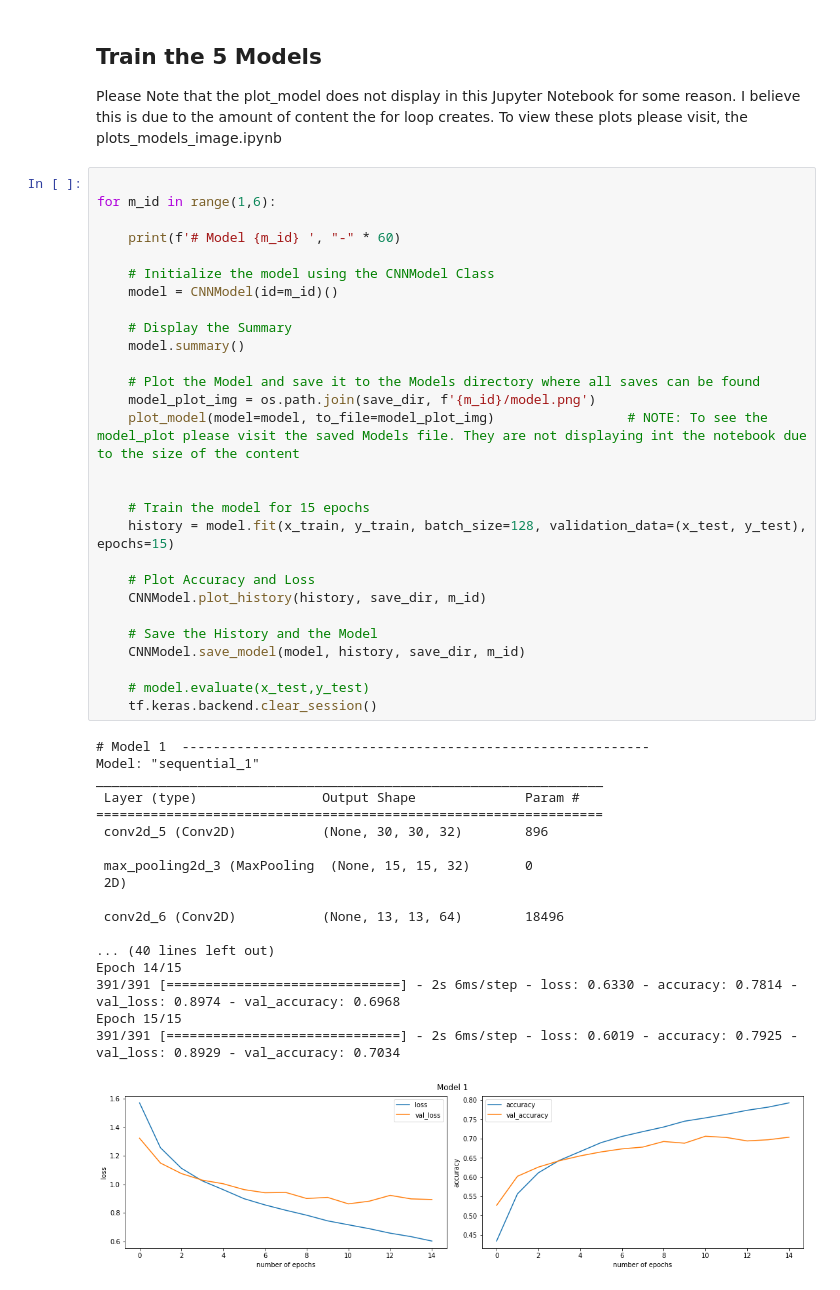
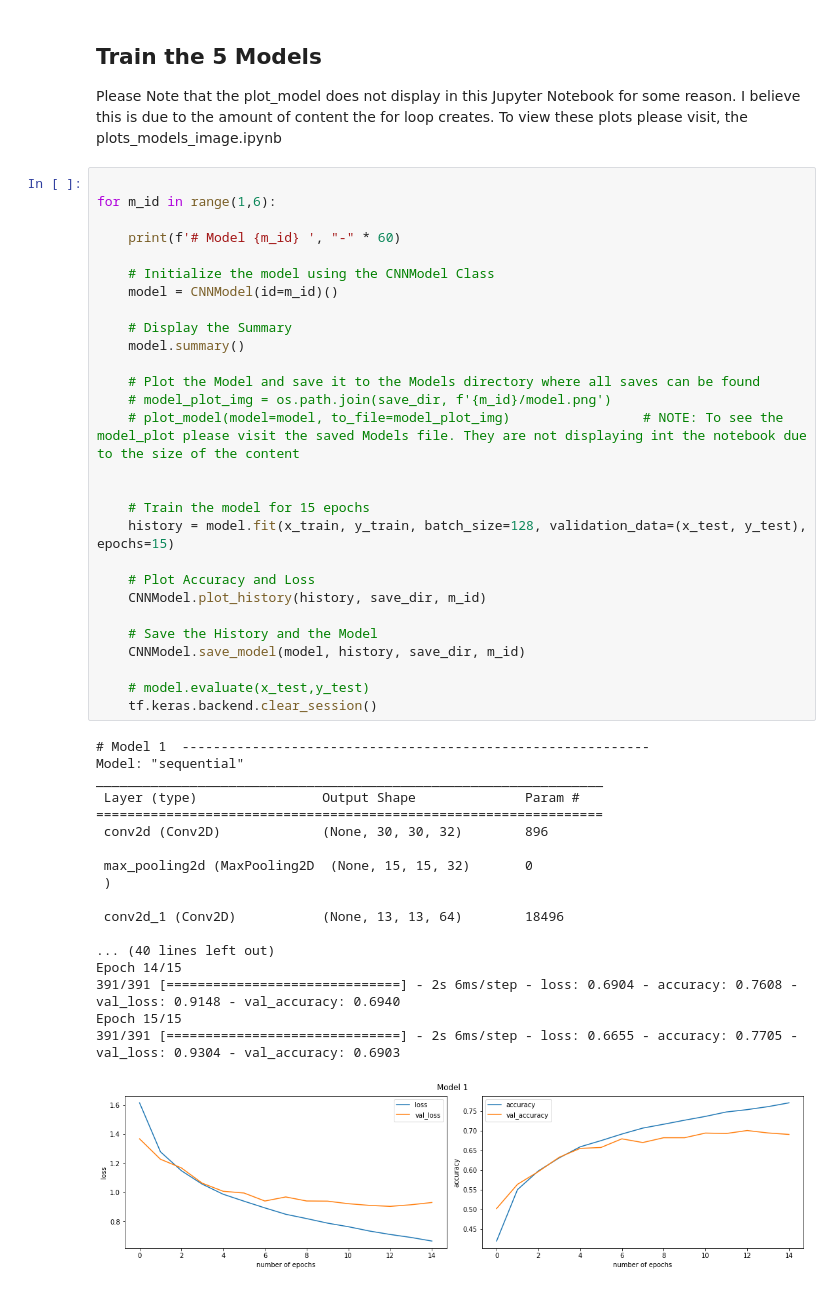
Before and after one commit to tareksanger/COMP4102_Programming_A2, a Jupyter notebook: Part1/train.ipynb, the cells around one changed output. Drawn from its saved outputs; the diff is of its cells as text.

```diff
--- a/Part1/train.ipynb
+++ b/Part1/train.ipynb
@@ -66,43 +67,43 @@ for m_id in range(1,6):
     model = CNNModel(id=m_id)()
 
     # Display the Summary
     model.summary()
 
     # Plot the Model and save it to the Models directory where all saves can be found
-    model_plot_img = os.path.join(save_dir, f'{m_id}/model.png')
-    plot_model(model=model, to_file=model_plot_img)                 # NOTE: To see the model_plot please visit the saved Models file. They are not displaying int the notebook due to the size of the content
+    # model_plot_img = os.path.join(save_dir, f'{m_id}/model.png')
+    # plot_model(model=model, to_file=model_plot_img)                 # NOTE: To see the model_plot please visit the saved Models file. They are not displaying int the notebook due to the size of the content
 
 
     # Train the model for 15 epochs
     history = model.fit(x_train, y_train, batch_size=128, validation_data=(x_test, y_test), epochs=15)
 
     # Plot Accuracy and Loss
     CNNModel.plot_history(history, save_dir, m_id)
 
     # Save the History and the Model
     CNNModel.save_model(model, history, save_dir, m_id)
 
     # model.evaluate(x_test,y_test)
     tf.keras.backend.clear_session()
 # %% [output]
 # Model 1  ------------------------------------------------------------
-Model: "sequential_1"
+Model: "sequential"
 _________________________________________________________________
  Layer (type)                Output Shape              Param #
 =================================================================
- conv2d_5 (Conv2D)           (None, 30, 30, 32)        896
+ conv2d (Conv2D)             (None, 30, 30, 32)        896
 
- max_pooling2d_3 (MaxPooling  (None, 15, 15, 32)       0
- 2D)
+ max_pooling2d (MaxPooling2D  (None, 15, 15, 32)       0
+ )
 
- conv2d_6 (Conv2D)           (None, 13, 13, 64)        18496
+ conv2d_1 (Conv2D)           (None, 13, 13, 64)        18496
 
 ... (40 lines left out)
 Epoch 14/15
-391/391 [==============================] - 2s 6ms/step - loss: 0.6330 - accuracy: 0.7814 - val_loss: 0.8974 - val_accuracy: 0.6968
+391/391 [==============================] - 2s 6ms/step - loss: 0.6904 - accuracy: 0.7608 - val_loss: 0.9148 - val_accuracy: 0.6940
 Epoch 15/15
-391/391 [==============================] - 2s 6ms/step - loss: 0.6019 - accuracy: 0.7925 - val_loss: 0.8929 - val_accuracy: 0.7034
+391/391 [==============================] - 2s 6ms/step - loss: 0.6655 - accuracy: 0.7705 - val_loss: 0.9304 - val_accuracy: 0.6903
-[figure, old version]
+[figure, new version]
 # Model 2  ------------------------------------------------------------
 Model: "sequential"
 _________________________________________________________________
```
Also changed, not shown: parts of 2 cells of this notebook, 29 other files.
